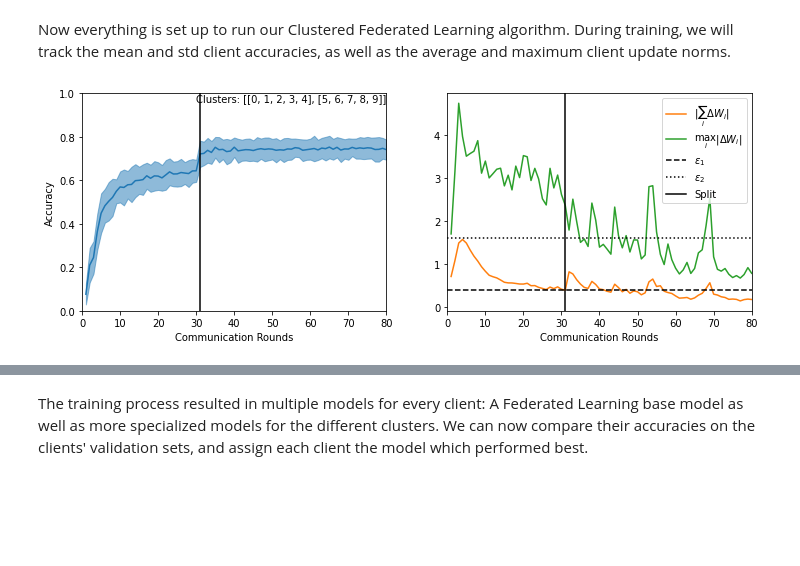
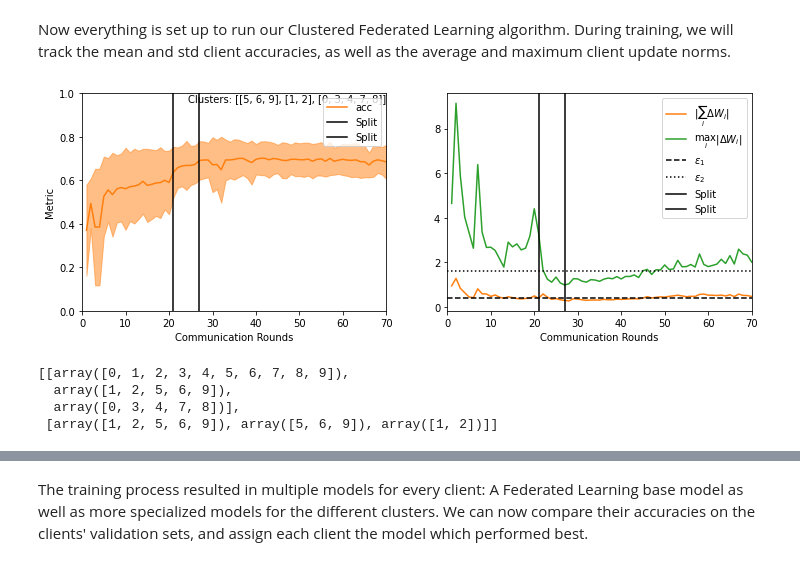
Before and after one commit to froggagul/clustered-federated-learning, a Jupyter notebook: clustered_federated_learning.ipynb, the cells around one changed output, grey strips where cells are left out. Cells and saved outputs as stored; diff of their text form; code cells hidden in the pictures; blank space fills up the shorter version.

```diff
--- a/clustered_federated_learning.ipynb
+++ b/clustered_federated_learning.ipynb
@@ -92,13 +128,24 @@ plt.show()
 # %% [markdown]
 Next, we simulate a clustering structure in the client population, by rotating the data for half of the first 5 clients by 180 degree. We display 10 data samples from the 1st and the 6th client for illustration.
 # %%
+RGB_MEAN = [0.485, 0.456, 0.406]
+RGB_STD = [0.229, 0.224, 0.225]
+transform = transforms.Compose([
+    transforms.Resize((48, 48)),  # make 48 * 48
+    transforms.ToTensor(),
+    transforms.Normalize(mean = RGB_MEAN, std = RGB_STD),
+])
+
+
 for i, client_datum in enumerate(client_data):
-    if i<5:
-        client_datum.subset_transform = transforms.Compose([transforms.RandomRotation((180,180)),
-                                                      transforms.ToTensor()])
-    else:
-        client_datum.subset_transform = transforms.Compose([transforms.ToTensor()])
+    # if i<5:
+    #     client_datum.subset_transform = transforms.Compose([transforms.RandomRotation((180,180)),
+    #                                                   transforms.ToTensor()])
+    # else:
+    client_datum.subset_transform = transform
 # %%
-clients = [Client(ConvNet, lambda x : torch.optim.SGD(x, lr=0.1, momentum=0.9), dat, idnum=i)
+clients = [Client(lambda: ConvNet(num_class), lambda x : torch.optim.SGD(x, lr=0.1, momentum=0.9), dat, idnum=i)
            for i, dat in enumerate(client_data)]
-server = Server(ConvNet, test_data)
+test_client = clients[-1]
+clients = clients[:-1]
+server = Server(lambda: ConvNet(num_class), test_data)
@@ -121,10 +175,10 @@ Client 5:
 # %% [markdown]
 Now everything is set up to run our Clustered Federated Learning algorithm. During training, we will track the mean and std client accuracies, as well as the average and maximum client update norms.
 # %%
-COMMUNICATION_ROUNDS = 80
+records = []
+COMMUNICATION_ROUNDS = 70
 EPS_1 = 0.4
 EPS_2 = 1.6
-
 
 cfl_stats = ExperimentLogger()
 
@@ -160,38 +214,47 @@ for c_round in range(1, COMMUNICATION_ROUNDS+1):
     for idc in cluster_indices:
         # max norm for line 14
         max_norm = server.compute_max_update_norm([clients[i] for i in idc])
         # line 13
         mean_norm = server.compute_mean_update_norm([clients[i] for i in idc])
         # line 14
         if mean_norm<EPS_1 and max_norm>EPS_2 and len(idc)>2 and c_round>20: # we use clustering since round 20
 
             server.cache_model(idc, clients[idc[0]].W, acc_clients)
             # line 16, use pre-calculated similarites
             c1, c2 = server.cluster_clients(similarities[idc][:,idc])
             # line 19, line 18 is not implemented, we cant find gamma implemented
+            c1 = idc[c1]
+            c2 = idc[c2]
+            records.append([idc, c1, c2])
             cluster_indices_new += [c1, c2]
-
             cfl_stats.log({"split" : c_round})
 
         else:
             cluster_indices_new += [idc]
 
     # line 23
     cluster_indices = cluster_indices_new
     client_clusters = [[clients[i] for i in idcs] for idcs in cluster_indices]
 
     server.aggregate_clusterwise(client_clusters)
 
-    acc_clients = [client.evaluate() for client in clients]
-
-    cfl_stats.log({"acc_clients" : acc_clients, "mean_norm" : mean_norm, "max_norm" : max_norm,
+    f1_clients = [client.evaluate(mode='f1') for client in clients]
+    acc_clients = [client.evaluate(mode='acc') for client in clients]
+    cfl_stats.log({"f1_clients" : f1_clients, "acc_clients" : acc_clients, "mean_norm" : mean_norm, "max_norm" : max_norm,
                   "rounds" : c_round, "clusters" : cluster_indices})
-
-
+    # print(acc_clients)
     display_train_stats(cfl_stats, EPS_1, EPS_2, COMMUNICATION_ROUNDS)
-
+# cluster_indices =
 
 for idc in cluster_indices:
     server.cache_model(idc, clients[idc[0]].W, acc_clients)
+    # 5, 0, 1, 8
 # %% [output]
-[figure, old version]
+[figure, new version]
+# %%
+records
+# %% [output]
+[[array([0, 1, 2, 3, 4, 5, 6, 7, 8, 9]),
+  array([1, 2, 5, 6, 9]),
+  array([0, 3, 4, 7, 8])],
+ [array([1, 2, 5, 6, 9]), array([5, 6, 9]), array([1, 2])]]
```
Also changed, not shown: parts of 45 cells of this notebook, 11 other files.
